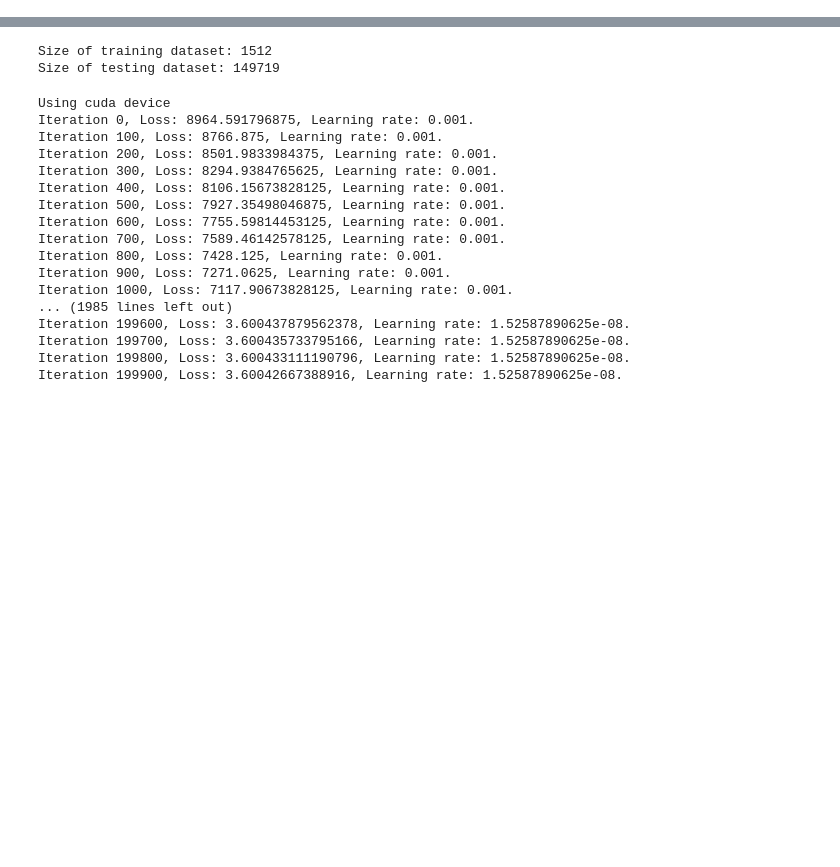
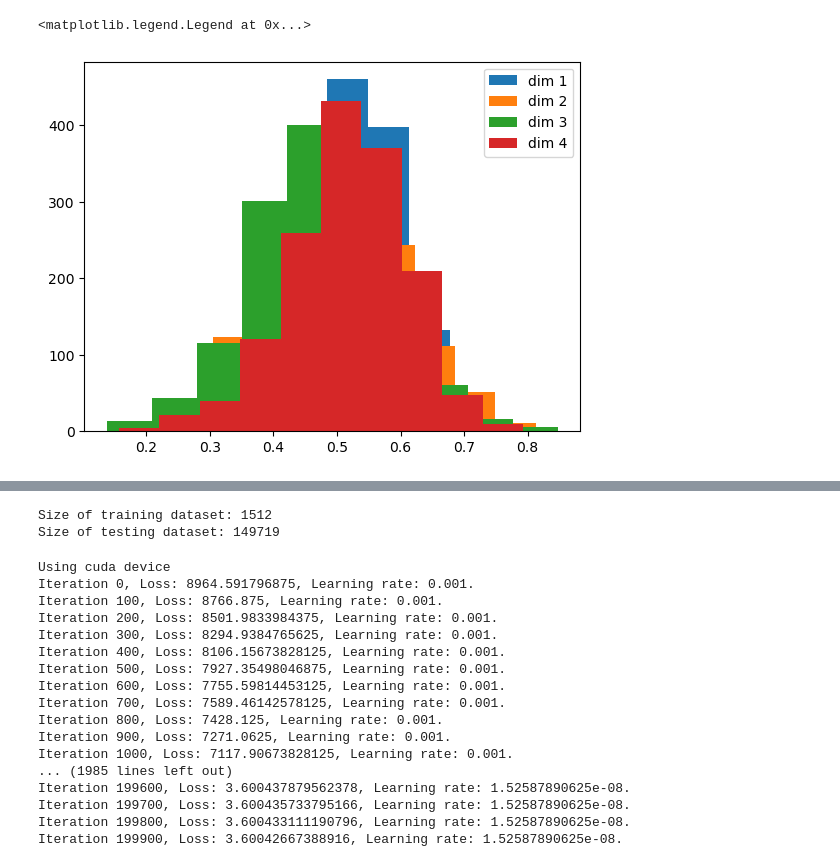
Before and after one commit to Beremi/endorse_tests_data_collected, a Jupyter notebook: test_dataset.ipynb, the cells around one changed output, grey strips where cells are left out. Drawn from its saved outputs; the diff is of its cells as text; code cells hidden in the pictures; blank space fills up the shorter version.

```diff
--- a/test_dataset.ipynb
+++ b/test_dataset.ipynb
@@ -37,0 +137,11 @@ Size of testing dataset: 151080
+# %%
+# Using the encoder and decoder separately
+# Encoding
+with torch.no_grad():
+    encoded_data = model.encoder(tensor_data)
+    print('Encoded Data: ', encoded_data.cpu())  # move tensor to CPU for printing
+
+# Decoding
+with torch.no_grad():
+    decoded_data = model.decoder(encoded_data)
+    print('Decoded Data: ', decoded_data.cpu())  # move tensor to CPU for printing
@@ -37,0 +163,9 @@ Size of testing dataset: 151080
+# %%
+import matplotlib.pyplot as plt
+for i in range(4):
+    plt.hist(encoded_data.cpu().numpy()[:, i], bins=10)
+
+plt.legend(['dim 1', 'dim 2', 'dim 3', 'dim 4', 'dim 5'])
+# %% [output]
+<matplotlib.legend.Legend at 0x...>
+[figure, added]
```
Also changed, not shown: parts of 10 cells of this notebook.
